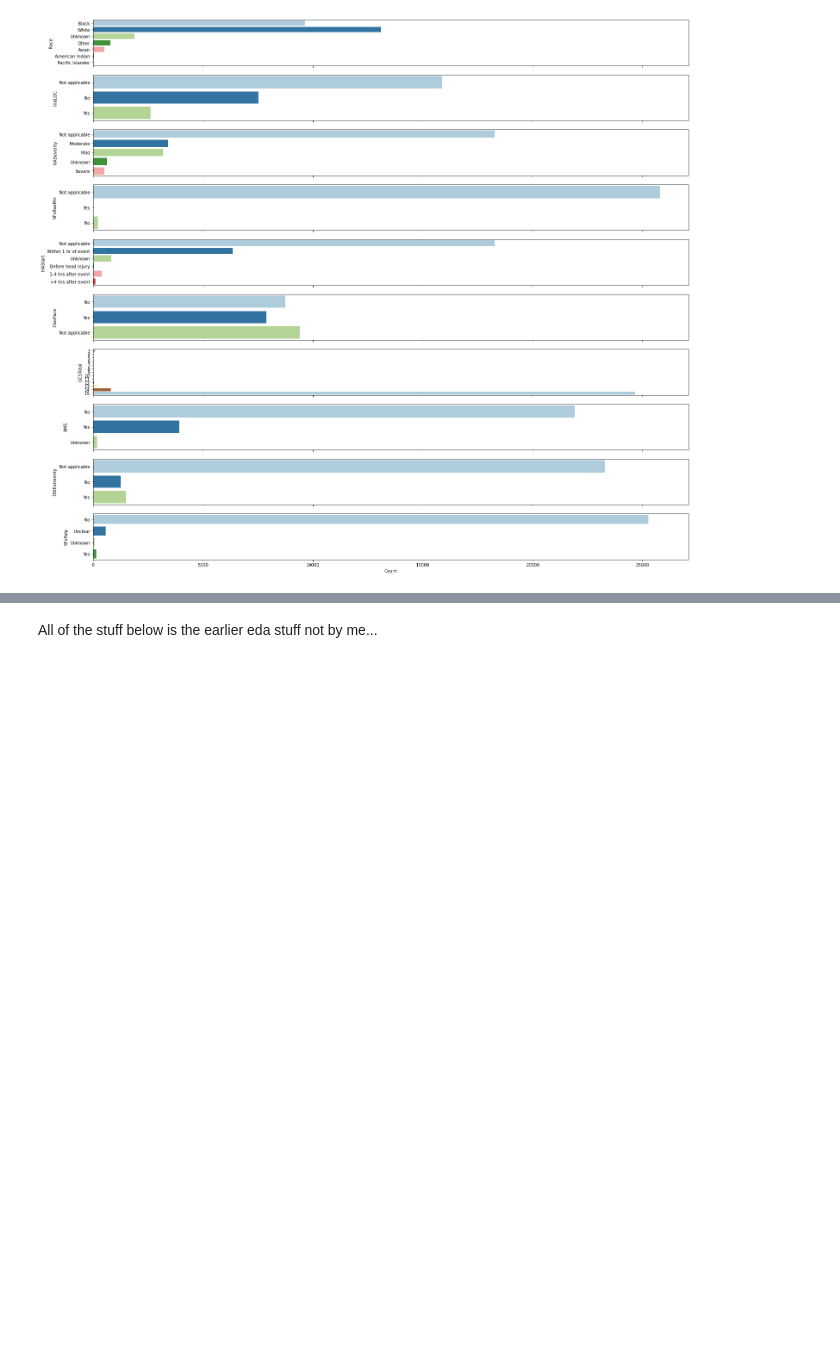
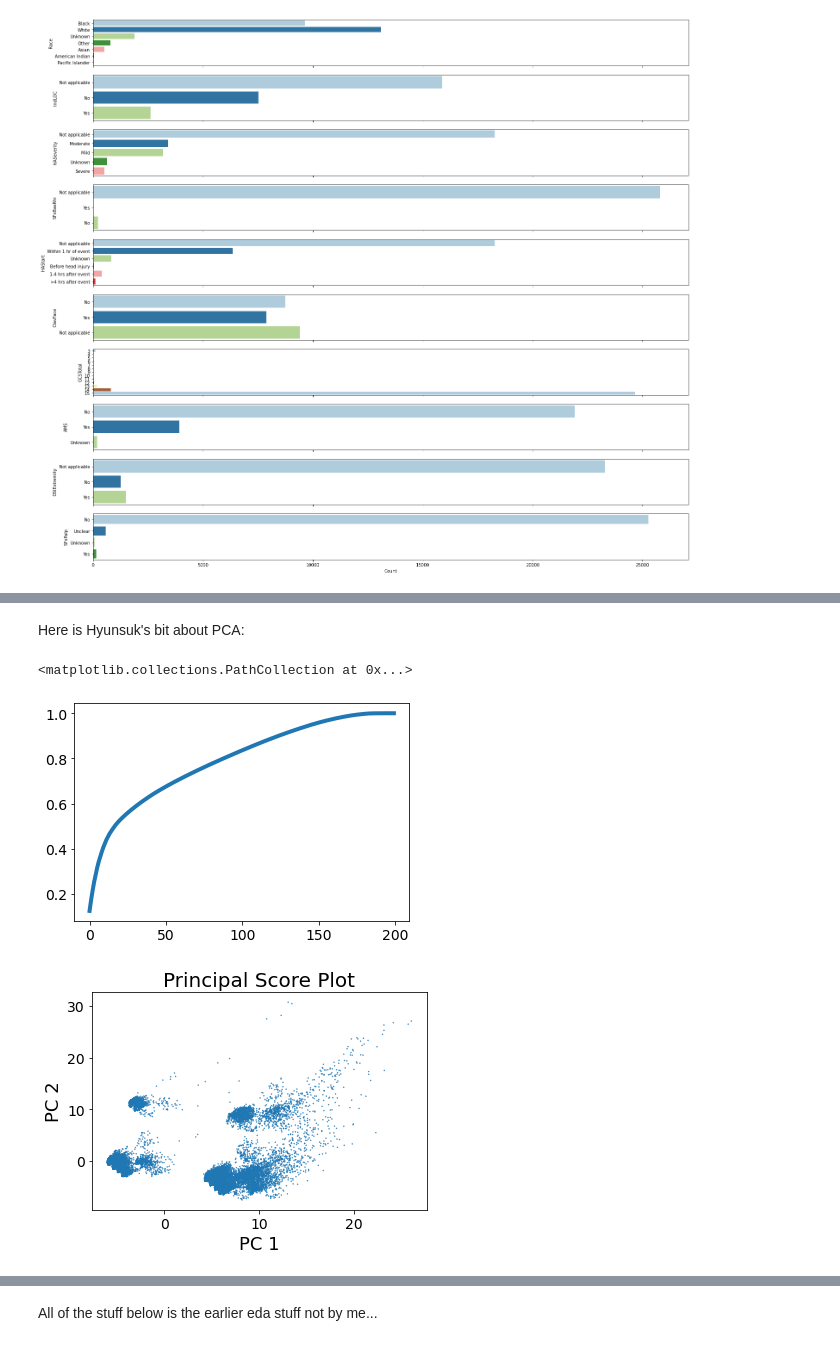
Before and after one commit to Yu-Group/clinical-rule-vetting, a Jupyter notebook: rulevetting/projects/tbi_pecarn/notebooks/00_eda.ipynb, the cells around one changed output, grey strips where cells are left out. Saved outputs shown, nothing was run; the diff lists cells and outputs as text; code cells hidden in the pictures; blank space fills up the shorter version.

```diff
--- a/rulevetting/projects/tbi_pecarn/notebooks/00_eda.ipynb
+++ b/rulevetting/projects/tbi_pecarn/notebooks/00_eda.ipynb
@@ -184,0 +173,47 @@ KeyboardInterrupt:
+# %% [markdown]
+Here is Hyunsuk's bit about PCA:
+# %%
+data1 = df.drop(['Race', 'Observed', 'Ethnicity', 'Dizzy'], axis = 1).dropna()
+
+data2 = data1.iloc[:,1:94]
+data2_age = data2[['AgeInMonth', 'AgeinYears']]
+data2_noage = data2.drop(['AgeInMonth', 'AgeinYears'], axis = 1)   # Categorical Outcomes
+
+# One-hot encoding
+data3 = pd.get_dummies(data2_noage, columns = list(data2_noage.columns))
+data4 = pd.concat([data3, data2_age], axis=1)
+
+data4_scaled = StandardScaler().fit_transform(data4)
+
+# Conducting PCA
+pca = PCA().fit(data4_scaled)
+explained_variance = np.copy(pca.explained_variance_ratio_)
+explained_variance_sum = explained_variance
+
+# Variance explained
+for i in range(1, len(explained_variance_sum)) :
+    explained_variance_sum[i] += explained_variance_sum[i-1]
+
+# Scree Plot
+plt.plot(explained_variance_sum[0:200])
+
+# PC Scores
+pc_score = pca.transform(data4_scaled)
+
+
+# Outcome of each patients (to color, size the scatter plot below)
+posint_col = np.where(data1['outcome'] == 1, '#ff0f0e', '#1f77b4')
+posint_sz = np.where(data1['outcome'] == 1, 7, 0.7)
+
+
+# PC PLOT (RED DOTS : PosIntFinal == 1)
+# Total : 28223 / PosIntFinal == 1 : 160
+plt.figure()
+plt.title("Principal Score Plot")
+plt.xlabel("PC 1")
+plt.ylabel("PC 2")
+plt.scatter(pc_score[:,0], pc_score[:,1], c = posint_col, s = posint_sz, alpha = 1, marker = '.')
+# %% [output]
+<matplotlib.collections.PathCollection at 0x...>
+[figure, added]
+[figure, added]
```
Also changed, not shown: parts of 27 cells of this notebook, 1 other file.
